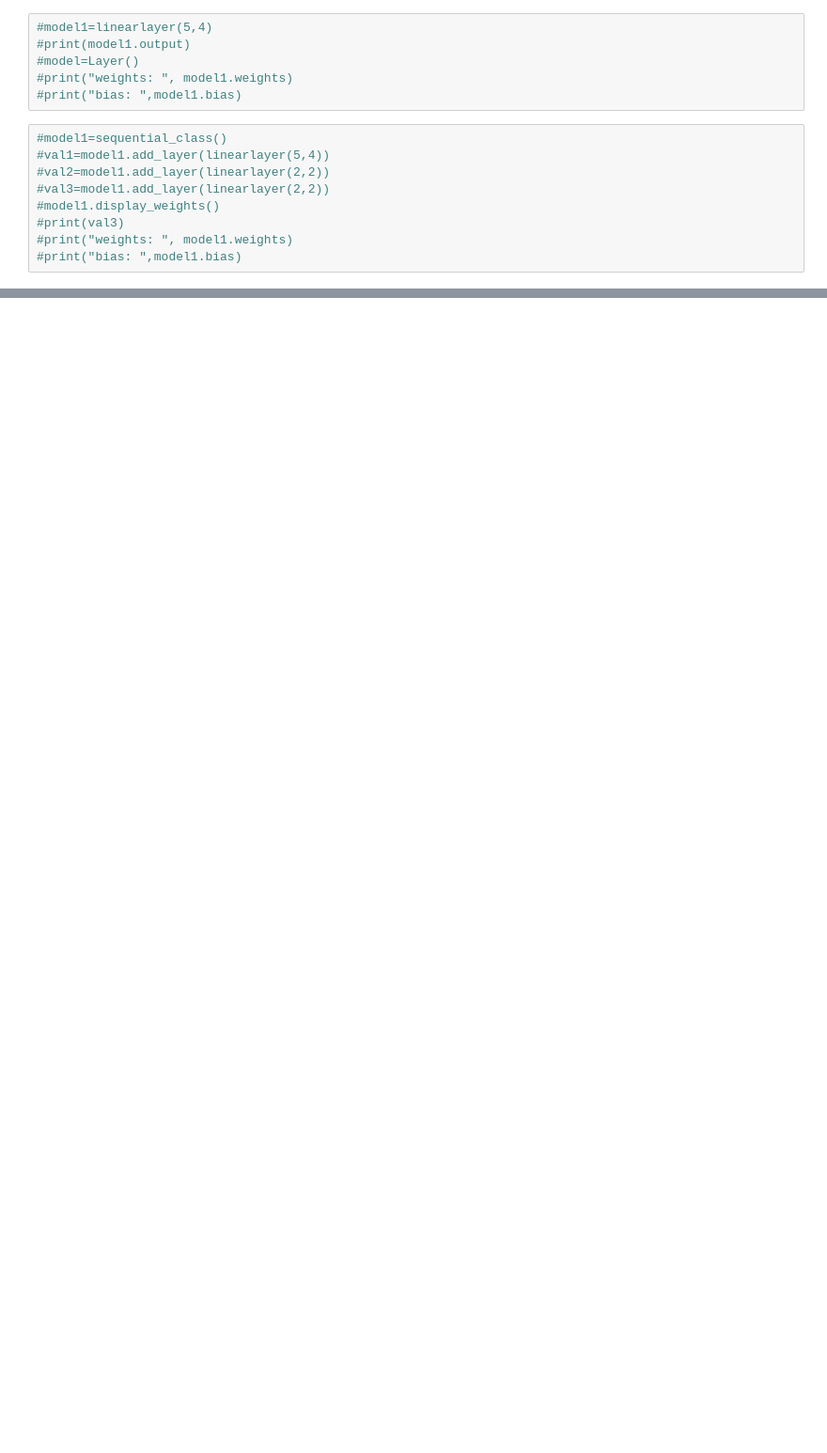
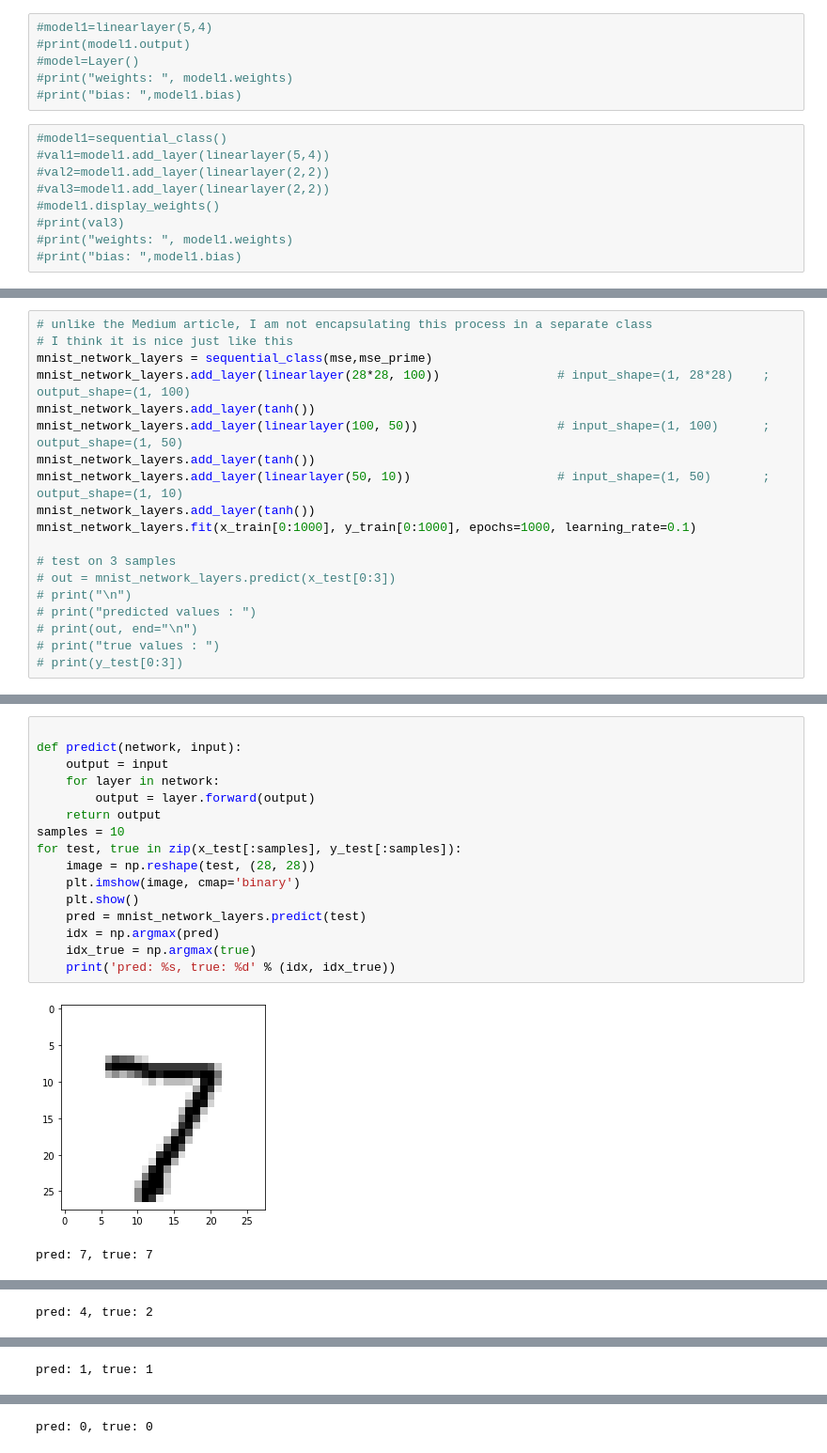
Before and after one commit to codewithhari98/Machine_Learning, a Jupyter notebook: Neural_network_2.ipynb, the cells around one changed output, grey strips where cells are left out. Shown at 94% size. Saved outputs shown, nothing was run; the diff lists cells and outputs as text; blank space fills up the shorter version.

Commit message:
After Testing with Mnist dataset

```diff
--- a/Neural_network_2.ipynb
+++ b/Neural_network_2.ipynb
@@ -209,0 +219,19 @@ y_test = np_utils.to_categorical(y_test)
+# %%
+# unlike the Medium article, I am not encapsulating this process in a separate class
+# I think it is nice just like this
+mnist_network_layers = sequential_class(mse,mse_prime)
+mnist_network_layers.add_layer(linearlayer(28*28, 100))                # input_shape=(1, 28*28)    ;   output_shape=(1, 100)
+mnist_network_layers.add_layer(tanh())
+mnist_network_layers.add_layer(linearlayer(100, 50))                   # input_shape=(1, 100)      ;   output_shape=(1, 50)
+mnist_network_layers.add_layer(tanh())
+mnist_network_layers.add_layer(linearlayer(50, 10))                    # input_shape=(1, 50)       ;   output_shape=(1, 10)
+mnist_network_layers.add_layer(tanh())
+mnist_network_layers.fit(x_train[0:1000], y_train[0:1000], epochs=1000, learning_rate=0.1)
+
+# test on 3 samples
+# out = mnist_network_layers.predict(x_test[0:3])
+# print("\n")
+# print("predicted values : ")
+# print(out, end="\n")
+# print("true values : ")
+# print(y_test[0:3])
@@ -209,0 +256,19 @@ y_test = np_utils.to_categorical(y_test)
+# %%
+
+def predict(network, input):
+    output = input
+    for layer in network:
+        output = layer.forward(output)
+    return output
+samples = 10
+for test, true in zip(x_test[:samples], y_test[:samples]):
+    image = np.reshape(test, (28, 28))
+    plt.imshow(image, cmap='binary')
+    plt.show()
+    pred = mnist_network_layers.predict(test)
+    idx = np.argmax(pred)
+    idx_true = np.argmax(true)
+    print('pred: %s, true: %d' % (idx, idx_true))
+# %% [output]
+[figure, added]
+pred: 7, true: 7
@@ -209,0 +276 @@ y_test = np_utils.to_categorical(y_test)
+pred: 4, true: 2
@@ -209,0 +278 @@ y_test = np_utils.to_categorical(y_test)
+pred: 1, true: 1
@@ -209,0 +280 @@ y_test = np_utils.to_categorical(y_test)
+pred: 0, true: 0
```
Also changed, not shown: parts of 9 cells of this notebook.
